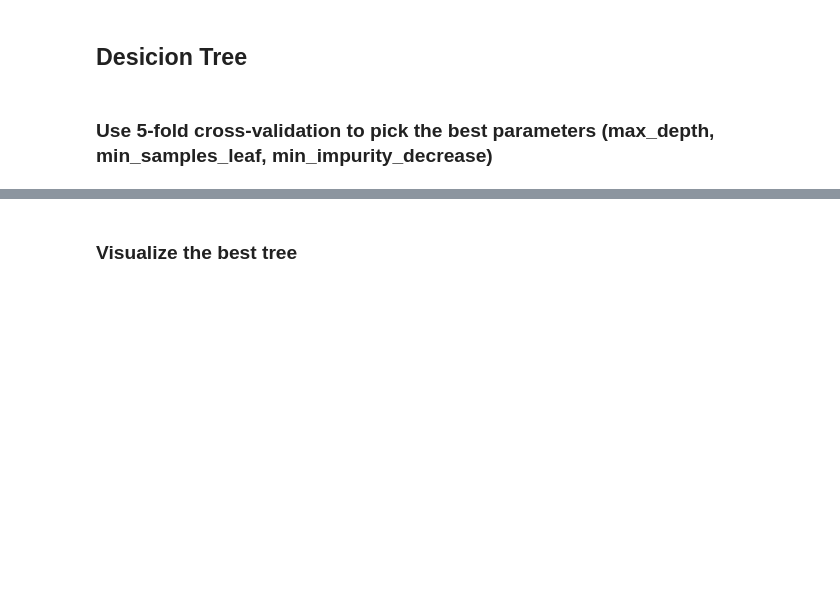
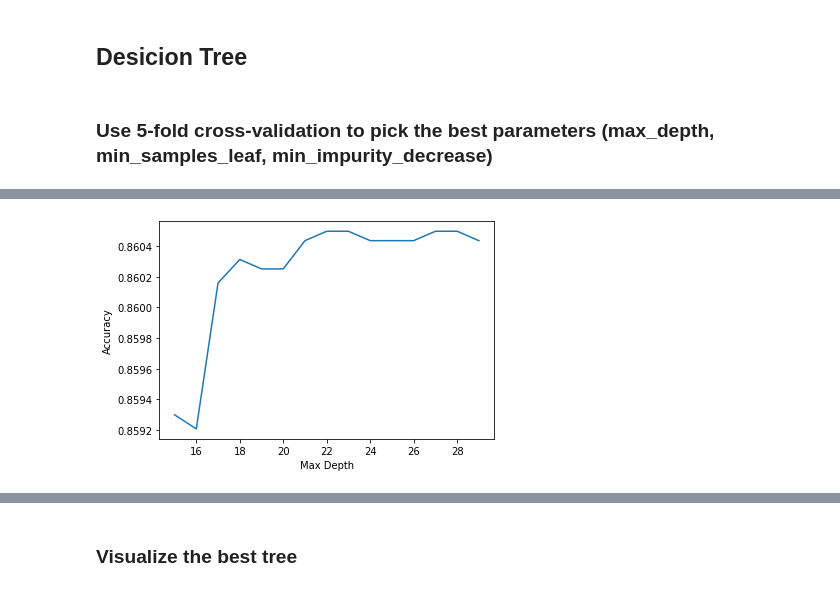
Before and after one commit to elvinzh/AMLP1, a Jupyter notebook: project1.ipynb, the cells around one changed output, grey strips where cells are left out. Cells and saved outputs as stored; diff of their text form; code cells hidden in the pictures; blank space fills up the shorter version.

Commit message:
decision tree hyperparameter curve

```diff
--- a/project1.ipynb
+++ b/project1.ipynb
@@ -296,12 +296,12 @@ from sklearn.tree import DecisionTreeClassifier
 
 def train_Decision_Tree(X,y):
     #choices of hyperparameter
-    max_depth_values = np.arange(12,18)
-    min_samples_leaf_values = np.arange(2,6) * 2
-    min_impurity_decrease_values = np.arange(5,10) * 0.00002
+    max_depth_values = np.arange(18,24)
+    min_samples_leaf_values = np.arange(1,5)
+    min_impurity_decrease_values = np.arange(4,9) * 0.00002
 
     total_models = max_depth_values.size * min_samples_leaf_values.size * min_impurity_decrease_values.size
-    accuracy = np.zeros(max_depth_values.size * min_samples_leaf_values.size * min_impurity_decrease_values.size).reshape(max_depth_values.size, min_samples_leaf_values.size, min_impurity_decrease_values.size)
+    accuracies = np.zeros(max_depth_values.size * min_samples_leaf_values.size * min_impurity_decrease_values.size).reshape(max_depth_values.size, min_samples_leaf_values.size, min_impurity_decrease_values.size)
     best_acc = 0
 
     #try all hyperparameter combinations
@@ -311,15 +311,15 @@ def train_Decision_Tree(X,y):
                 model = DecisionTreeClassifier(max_depth=max_depth_values[max_depth], min_samples_leaf=min_samples_leaf_values[min_samples_leaf], min_impurity_decrease=min_impurity_decrease_values[min_impurity_decrease])
                 #find the best 5-fold cross validation score accuracy
                 acc = cross_validation(model, X_train, y_train, 5).mean()
-                accuracy[max_depth, min_samples_leaf, min_impurity_decrease] = acc
+                accuracies[max_depth, min_samples_leaf, min_impurity_decrease] = acc
                 if acc > best_acc:
                     best_cfg = (max_depth_values[max_depth], min_samples_leaf_values[min_samples_leaf], min_impurity_decrease_values[min_impurity_decrease])
                     best_acc = acc
                     best_decision_tree_model = model
-    return best_decision_tree_model, best_acc, best_cfg
+    return best_decision_tree_model, best_acc, best_cfg, accuracies
 # %%
 %%time
 
-best_decision_tree_model, best_acc, best_cfg = train_Decision_Tree(X_train, y_train)
-print(f'best cross validation accuracy : {best_acc:.3f} \nwhen max_depth_values, min_samples_leaf_values, min_impurity_decrease_values= {best_cfg}')
+best_decision_tree_model, best_acc, best_cfg, accuracies = train_Decision_Tree(X_train, y_train)
+print(f'best cross validation accuracy : {best_acc:.4f} \nwhen max_depth_values, min_samples_leaf_values, min_impurity_decrease_values= {best_cfg}')
 # %% [output]
@@ -329,0 +330,14 @@ Wall time: 2min 14s
+# %%
+accuracy = []
+for max_depth in range(15,30):
+    model = DecisionTreeClassifier(max_depth=max_depth, min_samples_leaf=best_cfg[1], min_impurity_decrease=best_cfg[2])
+    #find the best 5-fold cross validation score accuracy
+    acc = cross_validation(model, X_train, y_train, 5).mean()
+    accuracy.append(acc)
+
+plt.plot(range(15,30), accuracy)
+plt.ylabel('Accuracy')
+plt.xlabel('Max Depth')
+plt.show()
+# %% [output]
+[figure, added]
```
Also changed, not shown: parts of 5 cells of this notebook, 2 other files.
